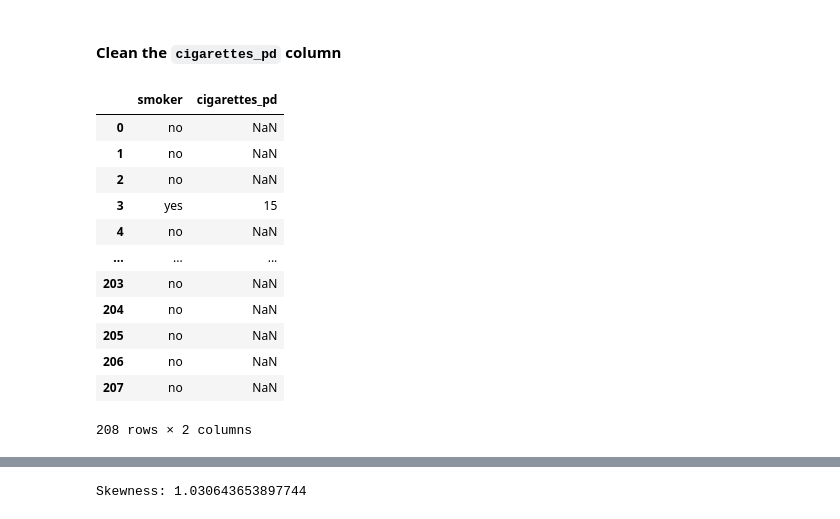
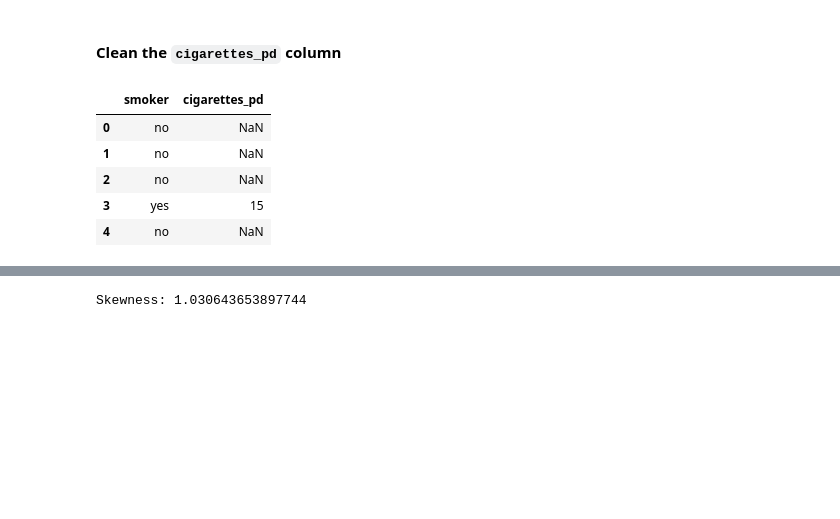
Before and after one commit to alyssahondrade/ml-perspectives-on-voice-disorder-diagnosis, a Jupyter notebook: 02_data_cleaning.ipynb, the cells around one changed output, grey strips where cells are left out. Drawn from its saved outputs; the diff is of its cells as text; code cells hidden in the pictures; blank space fills up the shorter version.

```diff
--- a/02_data_cleaning.ipynb
+++ b/02_data_cleaning.ipynb
@@ -382,21 +384,15 @@ memory usage: 37.5+ KB
 #### Clean the `cigarettes_pd` column
 # %%
 # Check the smoker and cigarettes_pd columns
-clean_cat_df[['smoker', 'cigarettes_pd']]
+smoker_columns = ['smoker', 'cigarettes_pd']
+clean_cat_df[smoker_columns].head()
 # %% [output]
 |  | smoker | cigarettes_pd |
 | 0 | no | NaN |
 | 1 | no | NaN |
 | 2 | no | NaN |
 | 3 | yes | 15 |
 | 4 | no | NaN |
-| ... | ... | ... |
-| 203 | no | NaN |
-| 204 | no | NaN |
-| 205 | no | NaN |
-| 206 | no | NaN |
-| 207 | no | NaN |
-208 rows × 2 columns
 # %%
 # Confirm the smokers have a valid value in the cigarettes_pd
 smoker_null = (clean_cat_df['smoker'] == 'yes') & (clean_cat_df['cigarettes_pd'].isnull())
```
Also changed, not shown: parts of 15 cells of this notebook, 1 other file.
